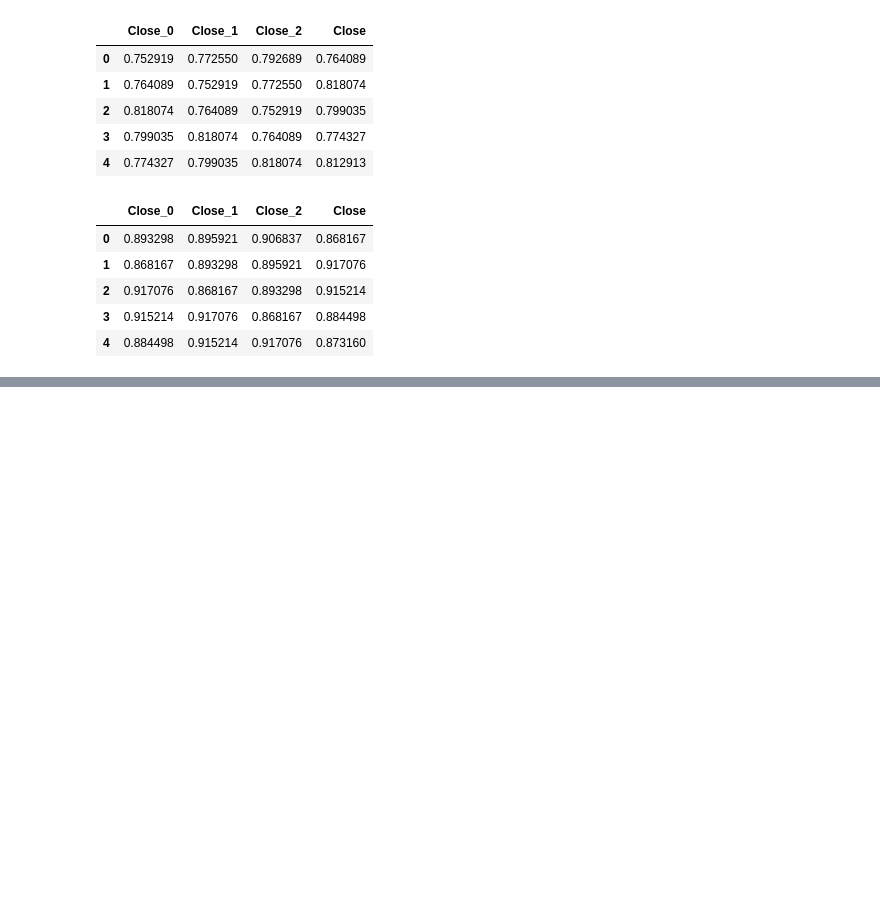
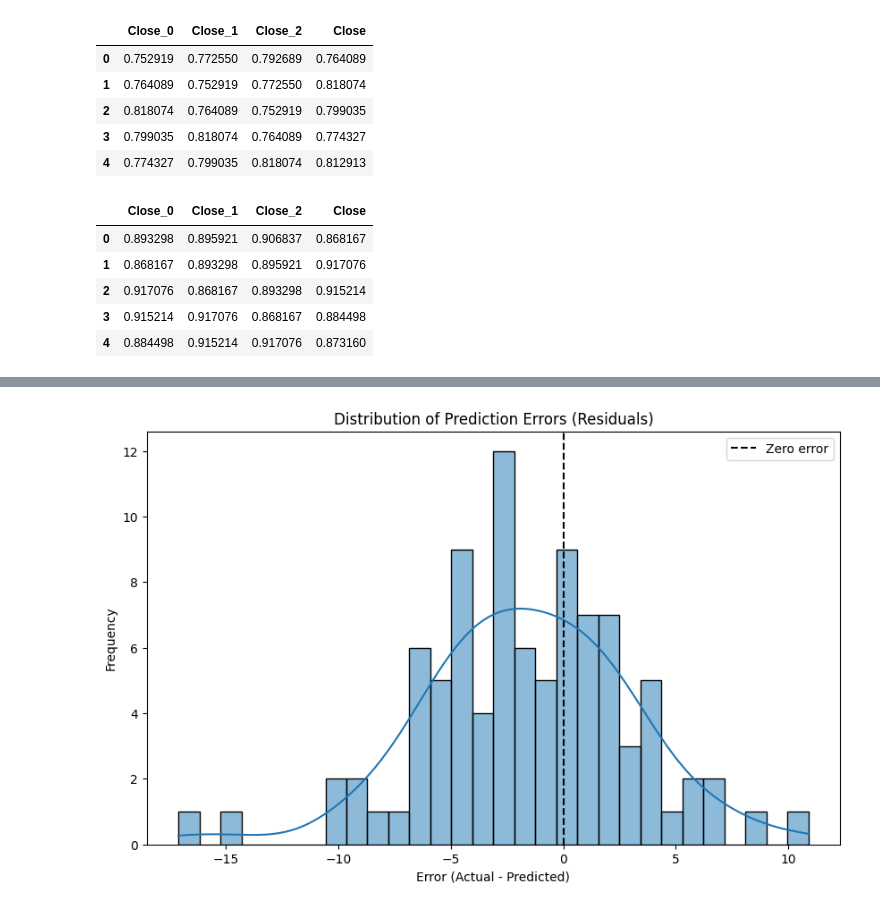
Before and after one commit to EmD4blju/kalman_stock_prediction, a Jupyter notebook: src/app/base_model.ipynb, the cells around one changed output, grey strips where cells are left out. Cells and saved outputs as stored; diff of their text form; code cells hidden in the pictures; blank space fills up the shorter version.

Commit message:
feat: Added distribution of residuals histogram

```diff
--- a/src/app/base_model.ipynb
+++ b/src/app/base_model.ipynb
@@ -276,6 +276,7 @@ Test RMSE: 0.0433
 import numpy as np
 predictions = scaler_y.inverse_transform(np.array(predictions).reshape(-1, 1)).flatten()
 actuals = scaler_y.inverse_transform(np.array(actuals).reshape(-1, 1)).flatten()
+errors = actuals - predictions
 # %%
 import matplotlib.pyplot as plt
 import seaborn as sns
@@ -295,0 +297,13 @@ plt.show()
+# %%
+import seaborn as sns
+import matplotlib.pyplot as plt
+plt.figure(figsize=(10, 6))
+sns.histplot(errors, bins=30, kde=True)
+plt.axvline(0, color='black', linestyle='--', label='Zero error')
+plt.title('Distribution of Prediction Errors (Residuals)')
+plt.xlabel('Error (Actual - Predicted)')
+plt.ylabel('Frequency')
+plt.legend()
+plt.show()
+# %% [output]
+[figure, added]
```
Also changed, not shown: parts of 9 cells of this notebook.
